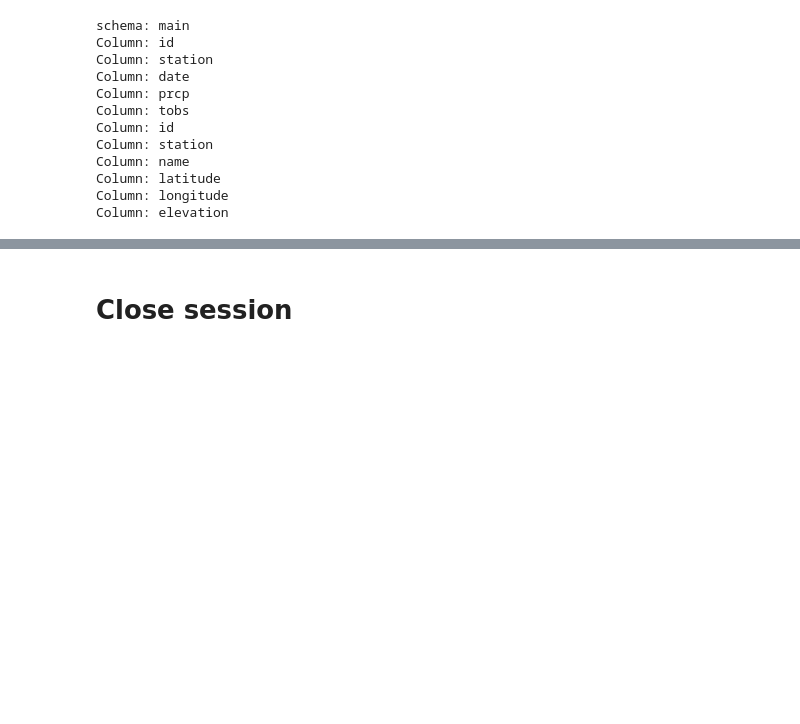
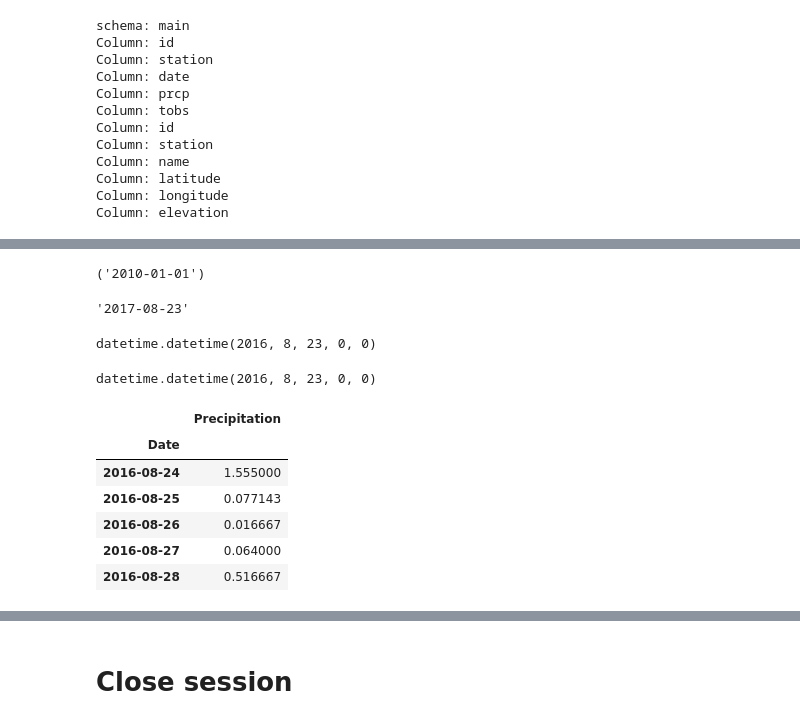
Before and after one commit to tmsteph/sqlalchemy-challenge, a Jupyter notebook: climate_starter.ipynb, the cells around one changed output, grey strips where cells are left out. Cells and saved outputs as stored; diff of their text form; code cells hidden in the pictures; blank space fills up the shorter version.

```diff
--- a/climate_starter.ipynb
+++ b/climate_starter.ipynb
@@ -67,3 +64,4 @@ Column: elevation
 # %%
 # Create our session (link) from Python to the DB
+session = Session(engine)
 # %% [markdown]
@@ -73,17 +69,24 @@ Column: elevation
+# %%
+# Earliest Date
+session.query(Measurement.date).order_by(Measurement.date).first()
+# %% [output]
+('2010-01-01')
+# %%
+# Latest Date
+latest_date = session.query(Measurement.date).order_by(Measurement.date.desc()).first().date
+latest_date
+# %% [output]
+'2017-08-23'
 # %%
 # Design a query to retrieve the last 12 months of precipitation data and plot the results.
 # Starting from the most recent data point in the database.
-
-# Calculate the date one year from the last date in data set.
-
-
-# Perform a query to retrieve the data and precipitation scores
-
-
-# Save the query results as a Pandas DataFrame and set the index to the date column
-
-
-# Sort the dataframe by date
-
-
-# Use Pandas Plotting with Matplotlib to plot the data
+last_twelve_months = dt.datetime.strptime(latest_date, '%Y-%m-%d') - dt.timedelta(days=365)
+last_twelve_months
+# %% [output]
+datetime.datetime(2016, 8, 23, 0, 0)
+# %%
+# Calculate the date one year from the last date in data set.
+last_twelve_months = dt.datetime.strptime(latest_date, '%Y-%m-%d') - dt.timedelta(days=365)
+last_twelve_months
+# %% [output]
+datetime.datetime(2016, 8, 23, 0, 0)
@@ -89,0 +99,13 @@ Column: elevation
+# %%
+# Put data into dataframe
+precipitation_df = pd.DataFrame(p_results, columns=['Date', 'Precipitation'])
+precipitation_df.set_index('Date', inplace=True)
+precipitation_df.head()
+# %% [output]
+|  | Precipitation |
+| Date |  |
+| 2016-08-24 | 1.555000 |
+| 2016-08-25 | 0.077143 |
+| 2016-08-26 | 0.016667 |
+| 2016-08-27 | 0.064000 |
+| 2016-08-28 | 0.516667 |
```
Also changed, not shown: parts of 15 cells of this notebook, 1 other file.
